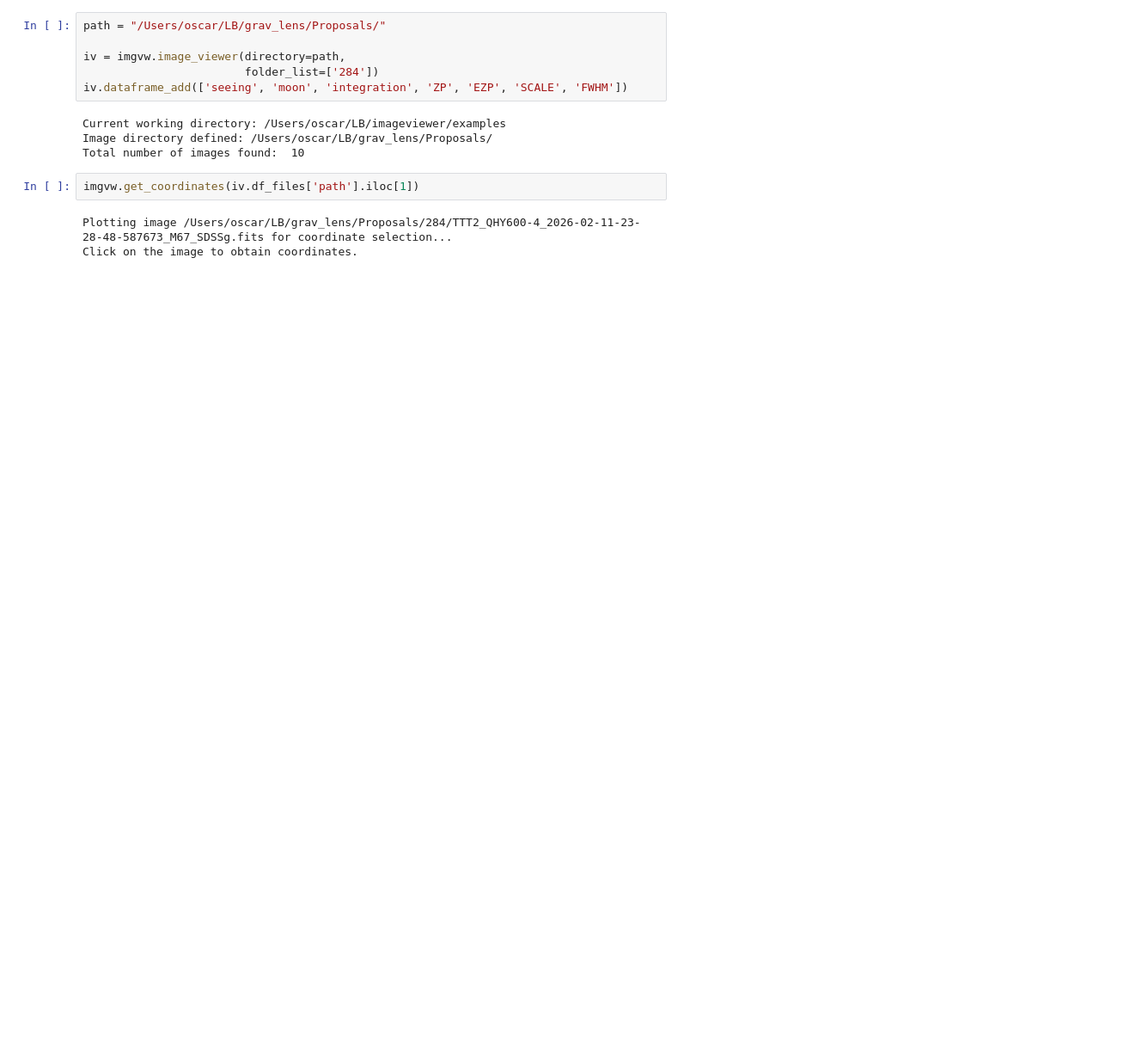
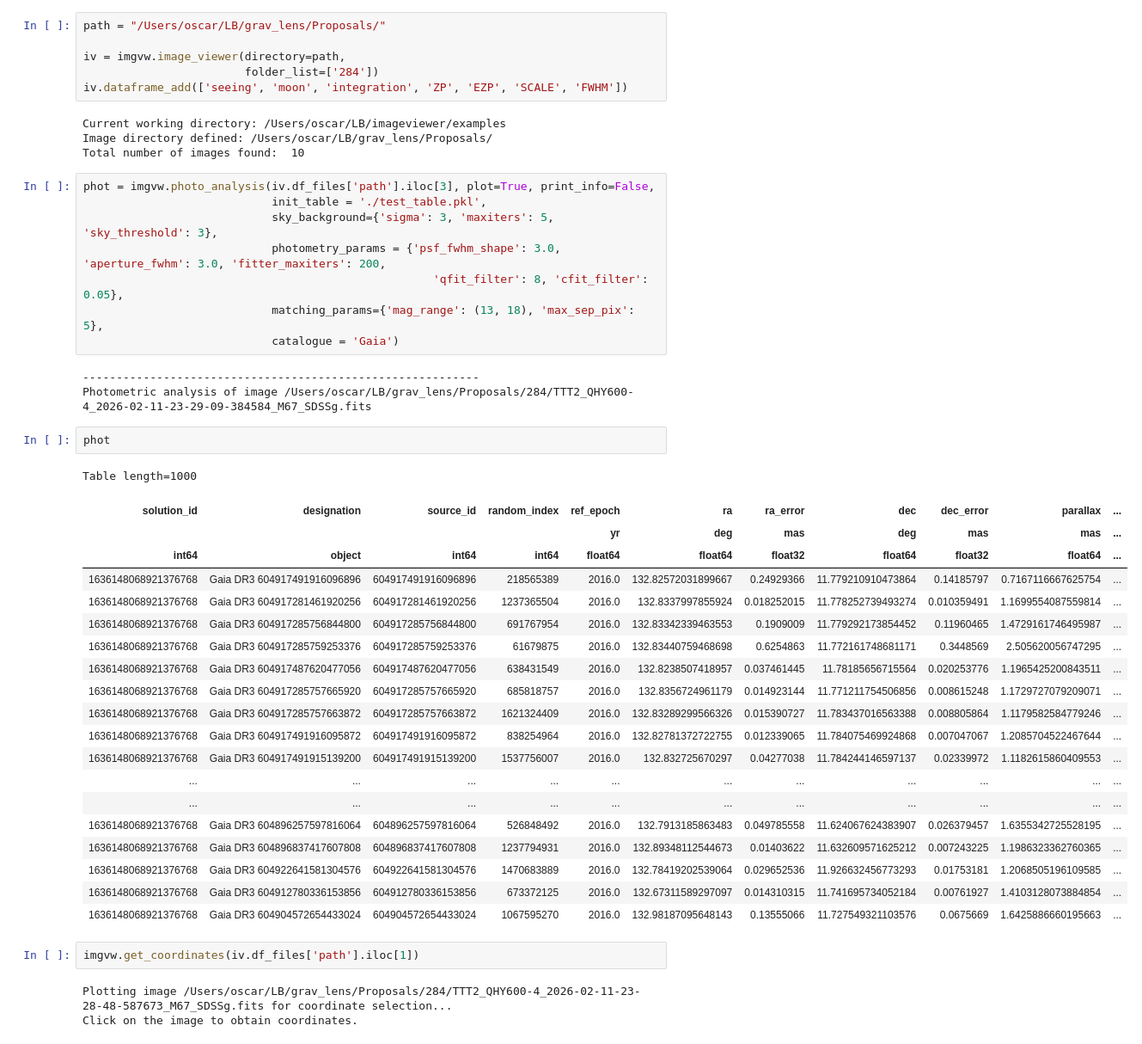
Before and after one commit to oscar-s-p/imageviewer, a Jupyter notebook: examples/photometry.ipynb, the cells around one changed output. Shown at 86% size. Cells and saved outputs as stored; diff of their text form; blank space fills up the shorter version.

Commit message:
Added Gaia catalogue query (still incomplete)

```diff
--- a/examples/photometry.ipynb
+++ b/examples/photometry.ipynb
@@ -39,6 +40,40 @@ iv.dataframe_add(['seeing', 'moon', 'integration', 'ZP', 'EZP', 'SCALE', 'FWHM']
 Current working directory: /Users/oscar/LB/imageviewer/examples
 Image directory defined: /Users/oscar/LB/grav_lens/Proposals/
 Total number of images found:  10
+# %%
+phot = imgvw.photo_analysis(iv.df_files['path'].iloc[3], plot=True, print_info=False,
+                            init_table = './test_table.pkl',
+                            sky_background={'sigma': 3, 'maxiters': 5, 'sky_threshold': 3},
+                            photometry_params = {'psf_fwhm_shape': 3.0, 'aperture_fwhm': 3.0, 'fitter_maxiters': 200,
+                                                    'qfit_filter': 8, 'cfit_filter': 0.05},
+                            matching_params={'mag_range': (13, 18), 'max_sep_pix': 5},
+                            catalogue = 'Gaia')
+# %% [output]
+-----------------------------------------------------------
+Photometric analysis of image /Users/oscar/LB/grav_lens/Proposals/284/TTT2_QHY600-4_2026-02-11-23-29-09-384584_M67_SDSSg.fits
+# %%
+phot
+# %% [output]
+Table length=1000
+| solution_id | designation | source_id | random_index | ref_epoch | ra | ra_error | dec | dec_error | parallax | ... |
+|  |  |  |  | yr | deg | mas | deg | mas | mas | ... |
+| int64 | object | int64 | int64 | float64 | float64 | float32 | float64 | float32 | float64 | ... |
+| 1636148068921376768 | Gaia DR3 604917491916096896 | 604917491916096896 | 218565389 | 2016.0 | 132.82572031899667 | 0.24929366 | 11.779210910473864 | 0.14185797 | 0.7167116667625754 | ... |
+| 1636148068921376768 | Gaia DR3 604917281461920256 | 604917281461920256 | 1237365504 | 2016.0 | 132.8337997855924 | 0.018252015 | 11.778252739493274 | 0.010359491 | 1.1699554087559814 | ... |
+| 1636148068921376768 | Gaia DR3 604917285756844800 | 604917285756844800 | 691767954 | 2016.0 | 132.83342339463553 | 0.1909009 | 11.779292173854452 | 0.11960465 | 1.4729161746495987 | ... |
+| 1636148068921376768 | Gaia DR3 604917285759253376 | 604917285759253376 | 61679875 | 2016.0 | 132.83440759468698 | 0.6254863 | 11.772161748681171 | 0.3448569 | 2.505620056747295 | ... |
+| 1636148068921376768 | Gaia DR3 604917487620477056 | 604917487620477056 | 638431549 | 2016.0 | 132.8238507418957 | 0.037461445 | 11.78185656715564 | 0.020253776 | 1.1965425200843511 | ... |
+| 1636148068921376768 | Gaia DR3 604917285757665920 | 604917285757665920 | 685818757 | 2016.0 | 132.8356724961179 | 0.014923144 | 11.771211754506856 | 0.008615248 | 1.1729727079209071 | ... |
+| 1636148068921376768 | Gaia DR3 604917285757663872 | 604917285757663872 | 1621324409 | 2016.0 | 132.83289299566326 | 0.015390727 | 11.783437016563388 | 0.008805864 | 1.1179582584779246 | ... |
+| 1636148068921376768 | Gaia DR3 604917491916095872 | 604917491916095872 | 838254964 | 2016.0 | 132.82781372722755 | 0.012339065 | 11.784075469924868 | 0.007047067 | 1.2085704522467644 | ... |
+| 1636148068921376768 | Gaia DR3 604917491915139200 | 604917491915139200 | 1537756007 | 2016.0 | 132.832725670297 | 0.04277038 | 11.784244146597137 | 0.02339972 | 1.1182615860409553 | ... |
+| ... | ... | ... | ... | ... | ... | ... | ... | ... | ... | ... |
+| ... | ... | ... | ... | ... | ... | ... | ... | ... | ... | ... |
+| 1636148068921376768 | Gaia DR3 604896257597816064 | 604896257597816064 | 526848492 | 2016.0 | 132.7913185863483 | 0.049785558 | 11.624067624383907 | 0.026379457 | 1.6355342725528195 | ... |
+| 1636148068921376768 | Gaia DR3 604896837417607808 | 604896837417607808 | 1237794931 | 2016.0 | 132.89348112544673 | 0.01403622 | 11.632609571625212 | 0.007243225 | 1.1986323362760365 | ... |
+| 1636148068921376768 | Gaia DR3 604922641581304576 | 604922641581304576 | 1470683889 | 2016.0 | 132.78419202539064 | 0.029652536 | 11.926632456773293 | 0.01753181 | 1.2068505196109585 | ... |
+| 1636148068921376768 | Gaia DR3 604912780336153856 | 604912780336153856 | 673372125 | 2016.0 | 132.67311589297097 | 0.014310315 | 11.741695734052184 | 0.00761927 | 1.4103128073884854 | ... |
+| 1636148068921376768 | Gaia DR3 604904572654433024 | 604904572654433024 | 1067595270 | 2016.0 | 132.98187095648143 | 0.13555066 | 11.727549321103576 | 0.0675669 | 1.6425886660195663 | ... |
 # %%
 imgvw.get_coordinates(iv.df_files['path'].iloc[1])
 # %% [output]
```
Also changed, not shown: parts of 2 cells of this notebook, 2 other files.
